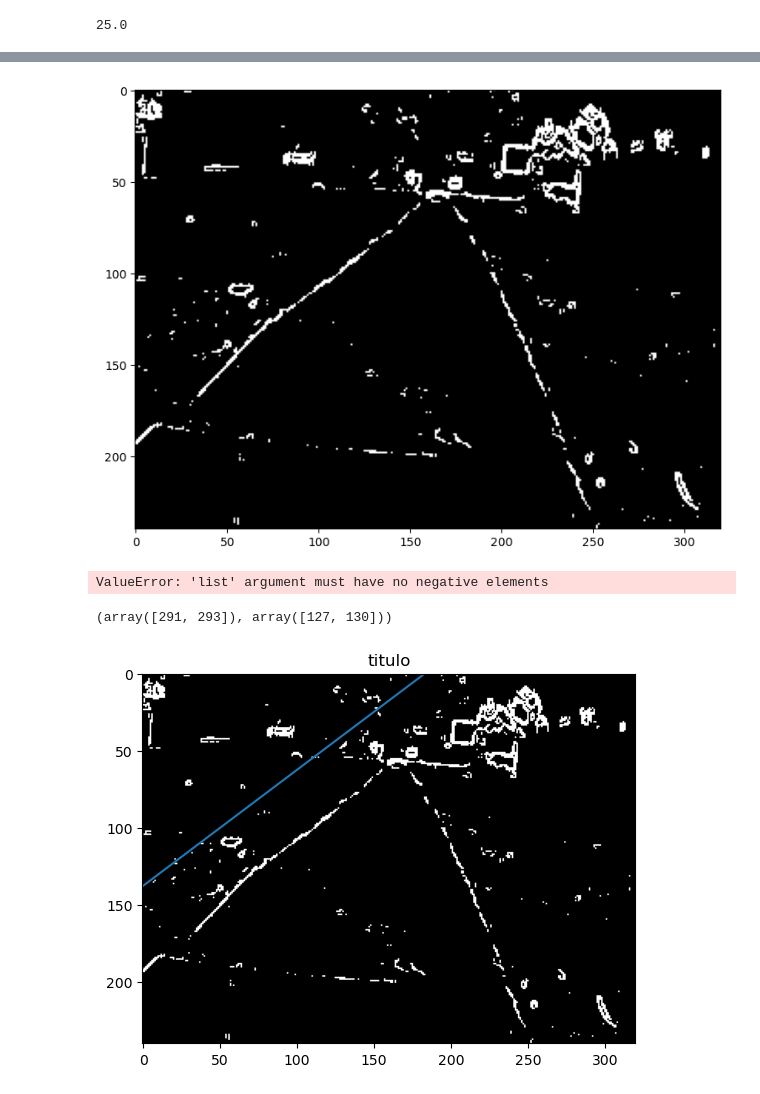
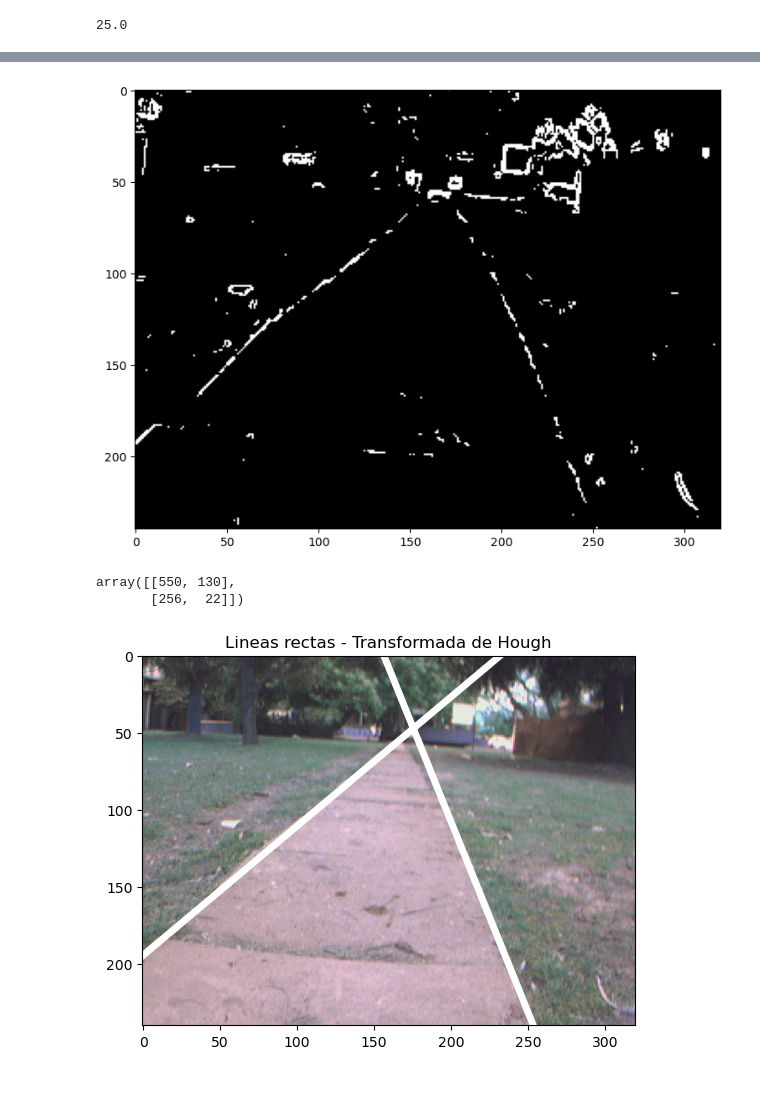
Before and after one commit to manugarciat/erv-practicas, a Jupyter notebook: practica-03/practica-03.ipynb, the cells around one changed output, grey strips where cells are left out. Cells and saved outputs as stored; diff of their text form; code cells hidden in the pictures.

Commit message:
Correcciones practica 3 - Detección de rectas

```diff
--- a/practica-03/practica-03.ipynb
+++ b/practica-03/practica-03.ipynb
@@ -99,33 +98,41 @@ NameError: ignored
 # %%
-mostrar(bordes_gradiente(suavizado_gauss(frame1, 0.5), 210, "sobel"))
+mostrar(bordes_gradiente(suavizado_gauss(frame1, 0.5), 240, "sobel"))
 # %% [output]
-[figure, old version]
+[figure, new version]
 # %%
-bordes = bordes_gradiente(suavizado_gauss(frame1, 0.5), 210, "sobel")
+bordes = bordes_gradiente(suavizado_gauss(frame1, 0.5), 200, "sobel")
 maximo = ((np.shape(bordes)[0] ** 2 + np.shape(bordes)[1] ** 2) ** (1 / 2)) + 1
-maximo = int(maximo)
+maximo = np.int32(maximo)
 donde = np.nonzero(bordes)
 angulos = np.linspace(-np.pi / 2, np.pi / 2, 181)
-A = np.zeros((maximo * 2, np.size(angulos)), dtype=np.uint8)
+A = np.zeros((maximo * 2, np.size(angulos)), dtype=np.int32)
 
-contador = 0
-for ang in angulos:
-    rhos = np.int8(np.round(donde[0] * np.cos(ang) + donde[1] * np.sin(ang))) + maximo
+it = np.nditer(angulos, flags=["c_index"])
+for ang in it:
+    rhos = np.int32(np.round((donde[0] + 1) * np.cos(ang) + (donde[1] + 1) * np.sin(ang))) + maximo
     cantidades = np.bincount(rhos)
-    cantidades = np.resize(cantidades, np.shape(A)[0])
-    A[:, contador] = cantidades
-    contador = contador + 1
+    cantidades.resize(np.shape(A)[0])
+    A[:, it.index] = cantidades
-# %% [output]
-ValueError: 'list' argument must have no negative elements
 # %%
-lineas = np.where(A == 91)
-a = np.array([1,2])
-b = np.array([2,2])
-# np.isclose(lineas[0])
+max_ocurrencia = A.max()
+lineas = np.where(A > max_ocurrencia * 0.75)
+tabla_lineas = np.stack((lineas[0], lineas[1])).T
+columna = A[tabla_lineas[:, 0], tabla_lineas[:, 1]]
+todo = np.hstack((tabla_lineas, columna.reshape(-1, 1)))
+ordenado = todo[todo[:, 2].argsort()[::-1]]
+
+#guardamos la primera recta:
+resultados = ordenado[0, :2].reshape((1, 2))
+umbral_angulo = 10
+for i in np.arange(1, ordenado.shape[0]):
+    # nos quedamos hasta 2 resultados y rectas que difieren más de 10 grados:
+    if True in np.greater(np.abs(ordenado[i, 1] - resultados[:, 1]), umbral_angulo) and resultados.shape[0] < 2:
+        resultados = np.vstack((resultados, ordenado[i, :2]))
 # %%
-lineas
+resultados
 # %% [output]
-(array([291, 293]), array([127, 130]))
+array([[550, 130],
+       [256,  22]])
 # %%
 def muestra_linea(imagen, angulo, rho):
     ancho = np.shape(imagen)[1]
@@ -140,7 +145,28 @@ def muestra_linea(imagen, angulo, rho):
     plt.title("titulo")
     plt.imshow(imagen, cmap='gray', vmin=0, vmax=255)
     plt.plot(y, x)
+# %%
+def muestra_lineas(imagen, tabla):
+    ancho = np.shape(imagen)[1]
+    y = np.linspace(0, ancho - 1, ancho)
+
+    rho1 = tabla[0, 0] - maximo
+    rho2 = tabla[1, 0] - maximo
+
+    ang1 = angulos[tabla[0, 1]]
+    ang2 = angulos[tabla[1, 1]]
+
+    x1 = (rho1 - y * np.sin(ang1)) / np.cos(ang1)
+    x2 = (rho2 - y * np.sin(ang2)) / np.cos(ang2)
+
+    plt.ylim(np.shape(imagen)[0], 0)
+
+    plt.title("Lineas rectas - Transformada de Hough")
+
+    plt.imshow(imagen, cmap='gray', vmin=0, vmax=255)
+    plt.plot(y, x1, linewidth = 5, color = "w")
+    plt.plot(y, x2, linewidth = 5, color = "w")
 # %%
-muestra_linea(bordes, angulos[lineas[1][0]], -1 * (lineas[0][0] - maximo))
+muestra_lineas(frame, resultados)
 # %% [output]
-[figure, old version]
+[figure, new version]
```
Also changed, not shown: parts of 13 cells of this notebook.
